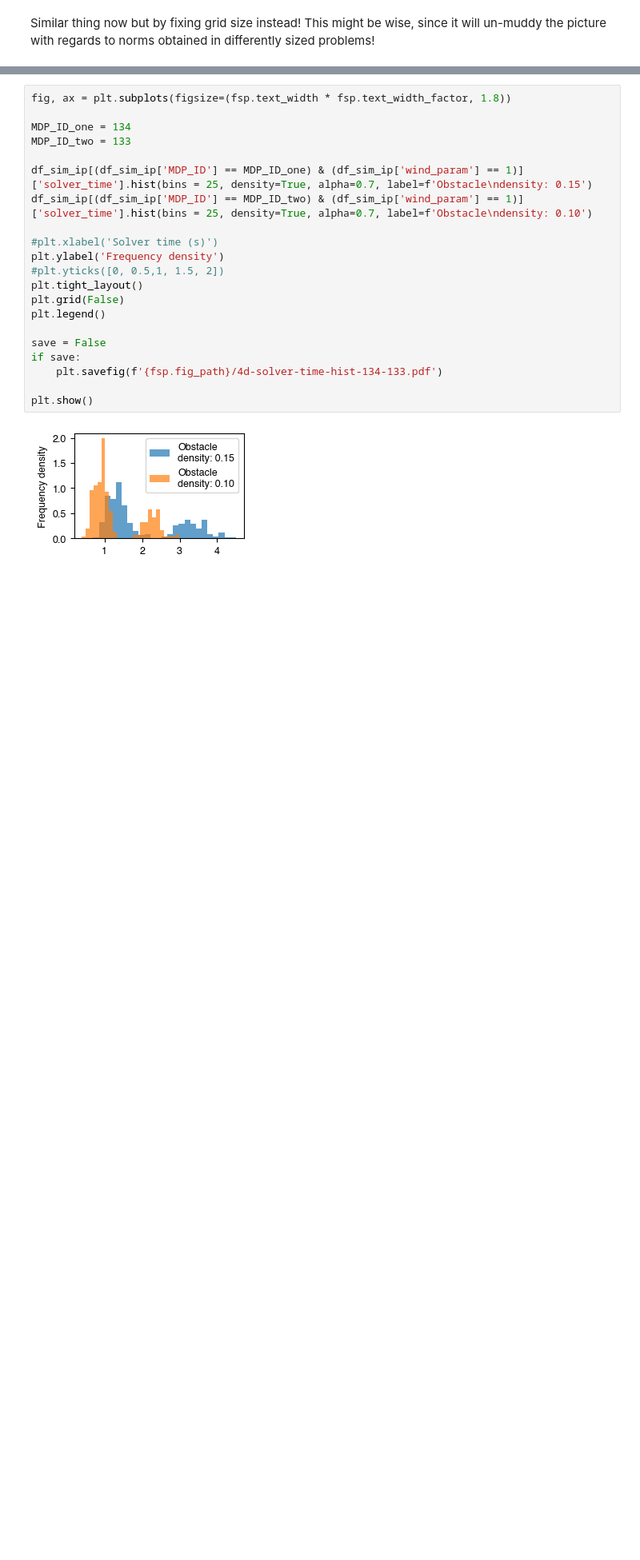
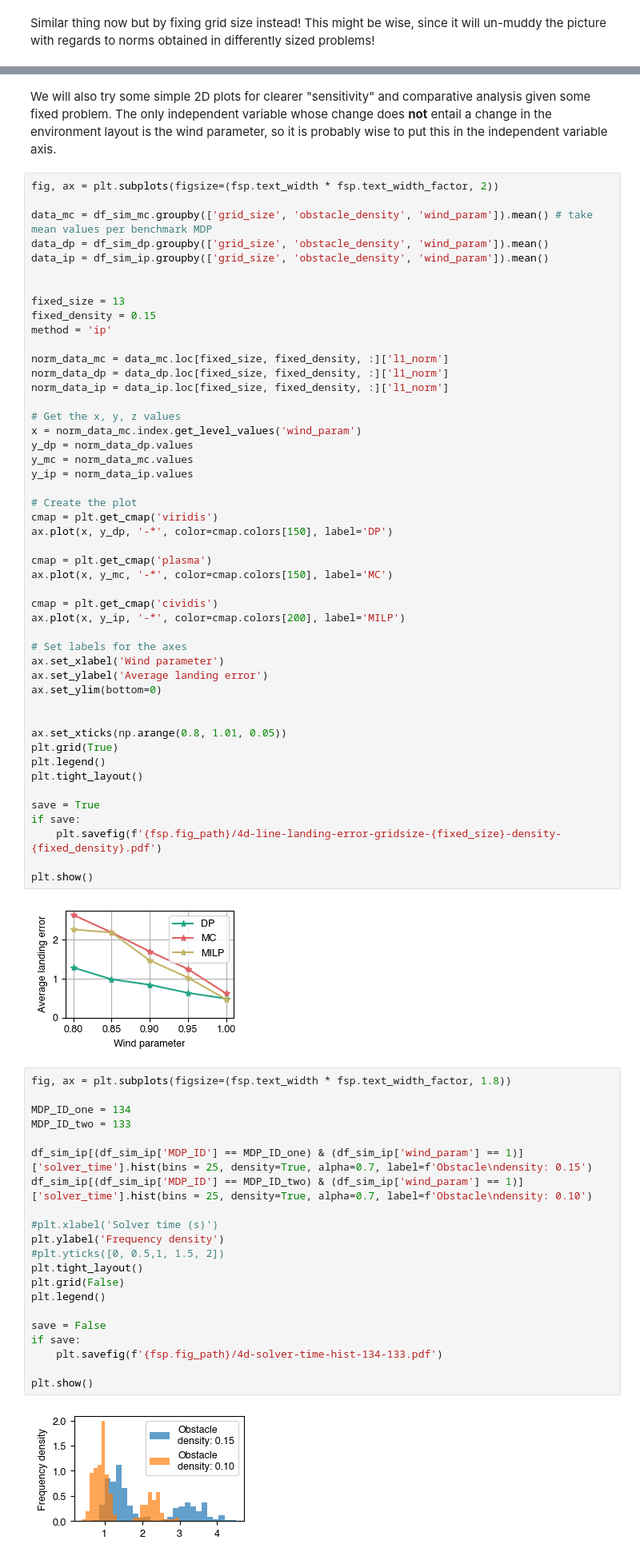
Before and after one commit to berkpereira/gridworld-numpy, a Jupyter notebook: eda_4d.ipynb, the cells around one changed output, grey strips where cells are left out. Shown at 80% size. Cells and saved outputs as stored; diff of their text form; blank space fills up the shorter version.

```diff
--- a/eda_4d.ipynb
+++ b/eda_4d.ipynb
@@ -589,3 +642,55 @@ plt.show()
+# %% [markdown]
+We will also try some simple 2D plots for clearer "sensitivity" and comparative analysis given some fixed problem. The only independent variable whose change does **not** entail a change in the environment layout is the wind parameter, so it is probably wise to put this in the independent variable axis.
+# %%
+fig, ax = plt.subplots(figsize=(fsp.text_width * fsp.text_width_factor, 2))
+
+data_mc = df_sim_mc.groupby(['grid_size', 'obstacle_density', 'wind_param']).mean() # take mean values per benchmark MDP
+data_dp = df_sim_dp.groupby(['grid_size', 'obstacle_density', 'wind_param']).mean()
+data_ip = df_sim_ip.groupby(['grid_size', 'obstacle_density', 'wind_param']).mean()
+
+
+fixed_size = 13
+fixed_density = 0.15
+method = 'ip'
+
+norm_data_mc = data_mc.loc[fixed_size, fixed_density, :]['l1_norm']
+norm_data_dp = data_dp.loc[fixed_size, fixed_density, :]['l1_norm']
+norm_data_ip = data_ip.loc[fixed_size, fixed_density, :]['l1_norm']
+
+# Get the x, y, z values
+x = norm_data_mc.index.get_level_values('wind_param')
+y_dp = norm_data_dp.values
+y_mc = norm_data_mc.values
+y_ip = norm_data_ip.values
+
+# Create the plot
+cmap = plt.get_cmap('viridis')
+ax.plot(x, y_dp, '-*', color=cmap.colors[150], label='DP')
+
+cmap = plt.get_cmap('plasma')
+ax.plot(x, y_mc, '-*', color=cmap.colors[150], label='MC')
+
+cmap = plt.get_cmap('cividis')
+ax.plot(x, y_ip, '-*', color=cmap.colors[200], label='MILP')
+
+# Set labels for the axes
+ax.set_xlabel('Wind parameter')
+ax.set_ylabel('Average landing error')
+ax.set_ylim(bottom=0)
+
+
+ax.set_xticks(np.arange(0.8, 1.01, 0.05))
+plt.grid(True)
+plt.legend()
+plt.tight_layout()
+
+save = True
+if save:
+    plt.savefig(f'{fsp.fig_path}/4d-line-landing-error-gridsize-{fixed_size}-density-{fixed_density}.pdf')
+
+plt.show()
+# %% [output]
+[figure, added]
 # %%
 fig, ax = plt.subplots(figsize=(fsp.text_width * fsp.text_width_factor, 1.8))
 
```
Also changed, not shown: parts of 6 cells of this notebook.
